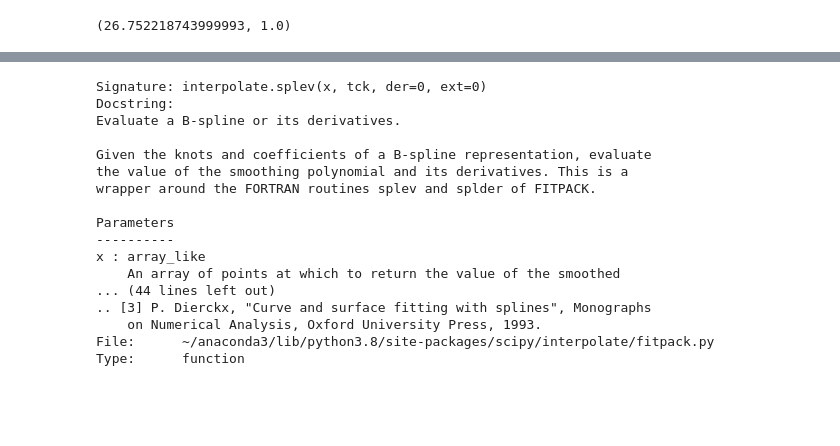
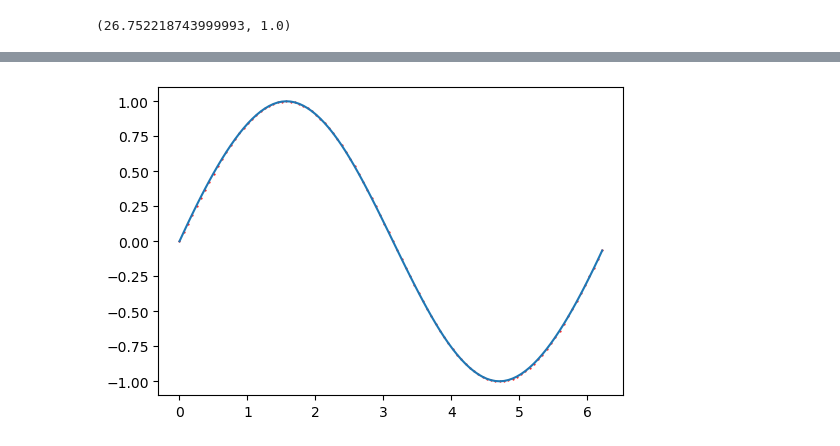
Before and after one commit to sejin8642/ftnmr, a Jupyter notebook: scripts/nb.ipynb, the cells around one changed output, grey strips where cells are left out. Drawn from its saved outputs; the diff is of its cells as text; code cells hidden in the pictures; blank space fills up the shorter version.

```diff
--- a/scripts/nb.ipynb
+++ b/scripts/nb.ipynb
@@ -402,4 +359,5 @@ plt.plot(x, y)
 # %%
 tck = interpolate.splrep(x, y, s=0)
 xnew = np.arange(0, 2*np.pi, np.pi/50)
+y_real = np.sin(xnew)
 ynew = interpolate.splev(xnew, tck, der=0)
@@ -428,20 +364,6 @@ plt.plot(xnew, ynew)
-# %%
-interpolate.splev?
-# %% [output]
-Signature: interpolate.splev(x, tck, der=0, ext=0)
-Docstring:
-Evaluate a B-spline or its derivatives.
-
-Given the knots and coefficients of a B-spline representation, evaluate
-the value of the smoothing polynomial and its derivatives. This is a
-wrapper around the FORTRAN routines splev and splder of FITPACK.
-
-Parameters
-----------
-x : array_like
-    An array of points at which to return the value of the smoothed
-... (44 lines left out)
-.. [3] P. Dierckx, "Curve and surface fitting with splines", Monographs
-    on Numerical Analysis, Oxford University Press, 1993.
-File:      ~/anaconda3/lib/python3.8/site-packages/scipy/interpolate/fitpack.py
-Type:      function
+# %%
+plt.plot(xnew, ynew)
+plt.scatter(xnew, y_real, color='r', s=.3)
+plt.show()
+# %% [output]
+[figure, added]
```
Also changed, not shown: parts of 40 cells of this notebook, 1 other file.
